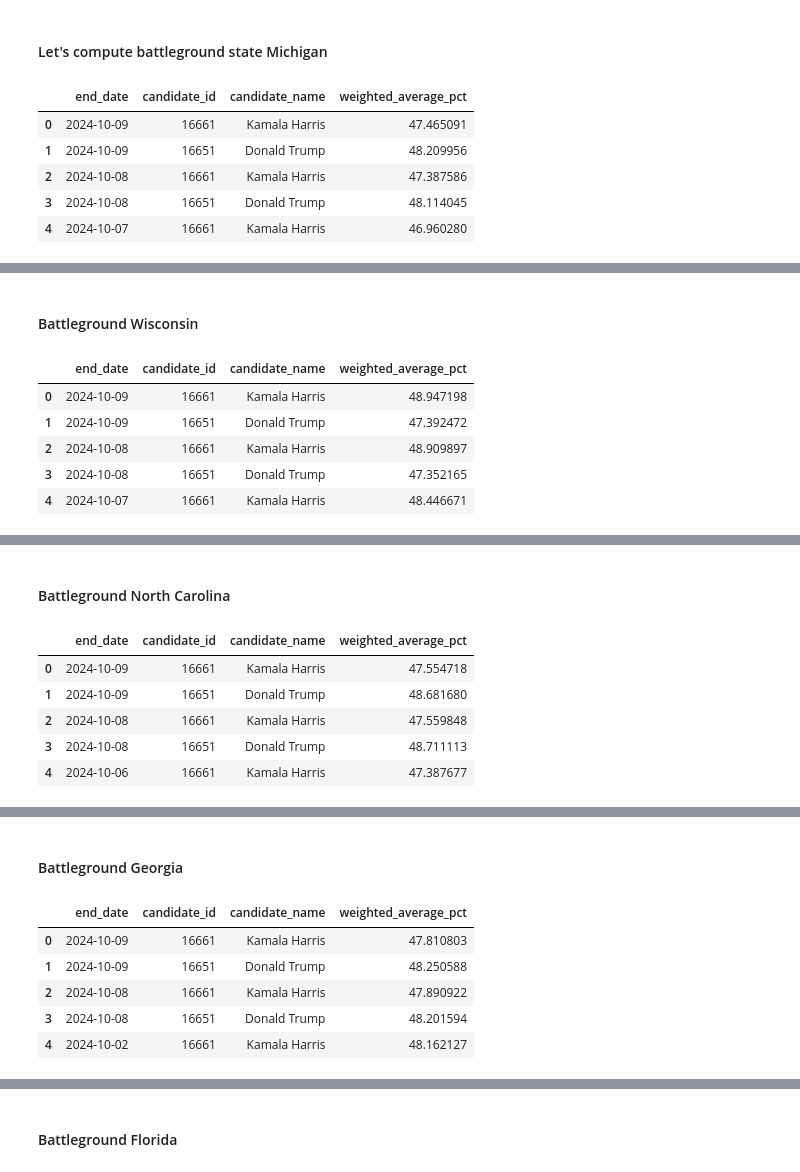
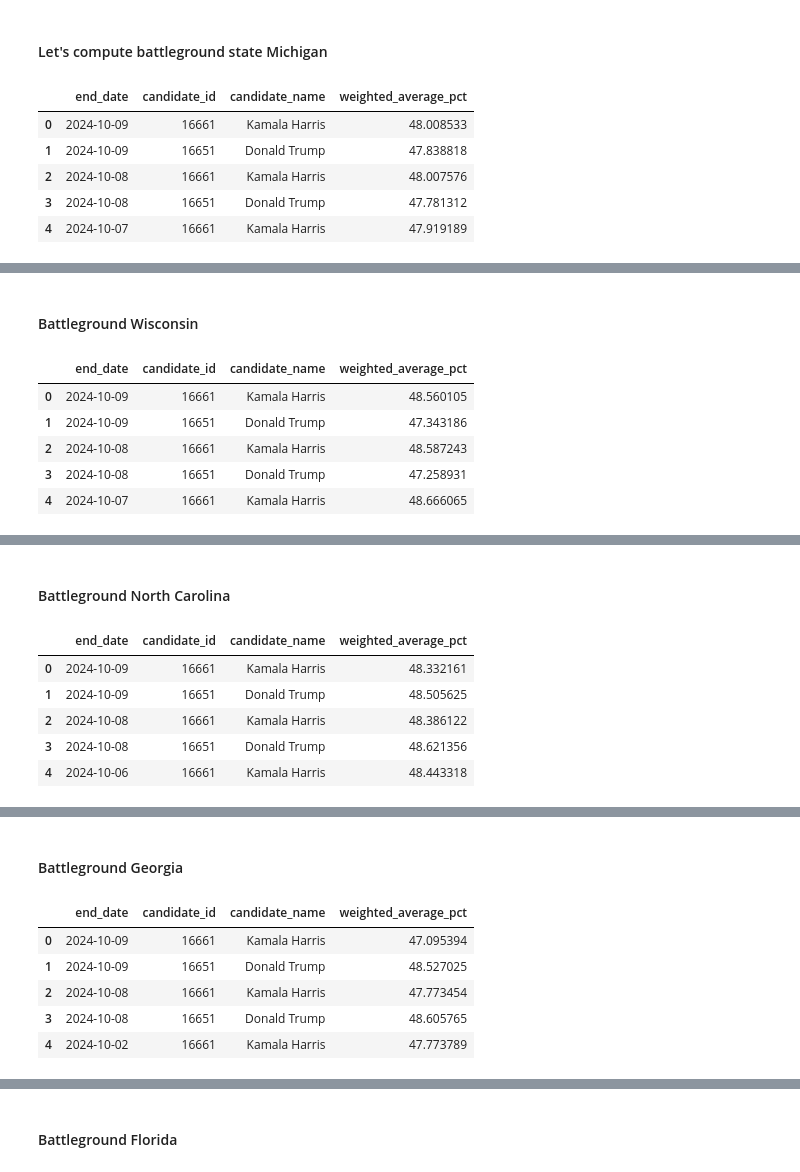
Before and after one commit to christophermoverton/ppoll_jupyterlab, a Jupyter notebook: 538pollingdata.ipynb, the cells around one changed output, grey strips where cells are left out. Saved outputs shown, nothing was run; the diff lists cells and outputs as text; code cells hidden in the pictures.

```diff
--- a/538pollingdata.ipynb
+++ b/538pollingdata.ipynb
@@ -1016,9 +1016,9 @@ for current_date in df_mi['end_date'].unique():
             result_df = pd.concat([result_df, filtered_df])
         candidate_data = result_df.copy()
 
-        c_mean = candidate_data[(candidate_data['days_past_index'] < 14) & (candidate_data['days_past_index'] > 0)]['pct'].mean() #gather mean for past 30 days of likely voters
+        c_mean = candidate_data[(candidate_data['days_past_index'] < 15) & (candidate_data['days_past_index'] > 0)]['pct'].mean() #gather mean for past 30 days of likely voters
 
-        c_std = candidate_data[(candidate_data['days_past_index'] < 14) & (candidate_data['days_past_index'] > 0)]['pct'].std() #gather standard deviation for past 30 days of likely voters
+        c_std = candidate_data[(candidate_data['days_past_index'] < 15) & (candidate_data['days_past_index'] > 0)]['pct'].std() #gather standard deviation for past 30 days of likely voters
         #print(candidate)
         #print(c_mean)
         #print(c_std)
@@ -1031,8 +1031,8 @@ for current_date in df_mi['end_date'].unique():
         #lets grab house effect data
         # Group the data by 'pollster' and calculate the mean of 'pct' for each pollster
         #Start House effect data computation#
-        c_mean2 = candidate_data[(candidate_data['days_past_index'] < 14) & (candidate_data['days_past_index'] >= 0)]['pct'].mean()
-        c_mean_by_pollster = candidate_data[(candidate_data['days_past_index'] < 14) &
+        c_mean2 = candidate_data[(candidate_data['days_past_index'] < 15) & (candidate_data['days_past_index'] >= 0)]['pct'].mean()
+        c_mean_by_pollster = candidate_data[(candidate_data['days_past_index'] < 15) &
                                             (candidate_data['days_past_index'] >= 0)].groupby('pollster_id')['pct'].mean()
 
 
@@ -1273,9 +1273,9 @@ for current_date in df_mi['end_date'].unique():
             result_df = pd.concat([result_df, filtered_df])
         candidate_data = result_df.copy()
 
-        c_mean = candidate_data[(candidate_data['days_past_index'] < 40) & (candidate_data['days_past_index'] > 1)]['pct'].mean() #gather mean for past 30 days of likely voters
+        c_mean = candidate_data[(candidate_data['days_past_index'] < 15) & (candidate_data['days_past_index'] > 0)]['pct'].mean() #gather mean for past 30 days of likely voters
 
-        c_std = candidate_data[(candidate_data['days_past_index'] < 40) & (candidate_data['days_past_index'] > 1)]['pct'].std() #gather standard deviation for past 30 days of likely voters
+        c_std = candidate_data[(candidate_data['days_past_index'] < 15) & (candidate_data['days_past_index'] > 0)]['pct'].std() #gather standard deviation for past 30 days of likely voters
         #print(candidate)
         #print(c_mean)
         #print(c_std)
@@ -1288,8 +1288,8 @@ for current_date in df_mi['end_date'].unique():
         #lets grab house effect data
         # Group the data by 'pollster' and calculate the mean of 'pct' for each pollster
         #Start House effect data computation#
-        c_mean2 = candidate_data[(candidate_data['days_past_index'] < 40) & (candidate_data['days_past_index'] >= 0)]['pct'].mean()
-        c_mean_by_pollster = candidate_data[(candidate_data['days_past_index'] < 40) &
+        c_mean2 = candidate_data[(candidate_data['days_past_index'] < 15) & (candidate_data['days_past_index'] >= 0)]['pct'].mean()
+        c_mean_by_pollster = candidate_data[(candidate_data['days_past_index'] < 15) &
                                             (candidate_data['days_past_index'] >= 0)].groupby('pollster_id')['pct'].mean()
 
 
@@ -1323,38 +1323,38 @@ for current_date in df_mi['end_date'].unique():
             candidate_data['weight_score'] * candidate_data['weight_time'] * candidate_data['weight_outlier']
         )
         # check for NaN entries in the w_i column
         #nan_weight_i = candidate_data['w_i'].isna().sum()
         #print result
         #print(f"Number of NaN value in 'w_i': {nan_weight_i}")
 
         # Step 3: Identify rows with NaN in w_i to examine their individual values
         #nan_rows = candidate_data[candidate_data['w_i'].isna()]
         #print("Rows producing NaN in 'w_i':")
         #print(nan_rows[['methodology','weight_mode', 'weight_sample', 'weight_score', 'weight_time', 'w_i']])
 
         # Step 9: Compute the weighted average of the poll points ('pct') using the computed weights
         weighted_average_pct = np.average(candidate_data['adjusted_pct'], weights=candidate_data['w_i'])
 
         # Step 10: Store the current date, candidate_id, candidate_name, and the weighted average in a new DataFrame
         if not candidate_data.empty:
             candidate_name = candidate_data['candidate_name'].iloc[0]
             weighted_averages.append({
                 'end_date': current_date,
                 'candidate_id': candidate,
                 'candidate_name': candidate_name,
                 'weighted_average_pct': weighted_average_pct
             })
 
 # Convert the results into a new DataFrame
 df_weighted_averages = pd.DataFrame(weighted_averages)
 df_weighted_averages.head()
 # %% [output]
 |  | end_date | candidate_id | candidate_name | weighted_average_pct |
-| 0 | 2024-10-09 | 16661 | Kamala Harris | 47.465091 |
-| 1 | 2024-10-09 | 16651 | Donald Trump | 48.209956 |
-| 2 | 2024-10-08 | 16661 | Kamala Harris | 47.387586 |
-| 3 | 2024-10-08 | 16651 | Donald Trump | 48.114045 |
-| 4 | 2024-10-07 | 16661 | Kamala Harris | 46.960280 |
+| 0 | 2024-10-09 | 16661 | Kamala Harris | 48.008533 |
+| 1 | 2024-10-09 | 16651 | Donald Trump | 47.838818 |
+| 2 | 2024-10-08 | 16661 | Kamala Harris | 48.007576 |
+| 3 | 2024-10-08 | 16651 | Donald Trump | 47.781312 |
+| 4 | 2024-10-07 | 16661 | Kamala Harris | 47.919189 |
 # %%
 # Pivot the data so that we have both candidates' weighted averages in the same row for each end_date
 df_pivot = df_weighted_averages.pivot(index='end_date', columns='candidate_name', values='weighted_average_pct').reset_index()
@@ -1530,9 +1530,9 @@ for current_date in df_mi['end_date'].unique():
             result_df = pd.concat([result_df, filtered_df])
         candidate_data = result_df.copy()
 
-        c_mean = candidate_data[(candidate_data['days_past_index'] < 40) & (candidate_data['days_past_index'] > 1)]['pct'].mean() #gather mean for past 30 days of likely voters
+        c_mean = candidate_data[(candidate_data['days_past_index'] < 15) & (candidate_data['days_past_index'] > 0)]['pct'].mean() #gather mean for past 30 days of likely voters
 
-        c_std = candidate_data[(candidate_data['days_past_index'] < 40) & (candidate_data['days_past_index'] > 1)]['pct'].std() #gather standard deviation for past 30 days of likely voters
+        c_std = candidate_data[(candidate_data['days_past_index'] < 15) & (candidate_data['days_past_index'] > 0)]['pct'].std() #gather standard deviation for past 30 days of likely voters
         #print(candidate)
         #print(c_mean)
         #print(c_std)
@@ -1545,8 +1545,8 @@ for current_date in df_mi['end_date'].unique():
         #lets grab house effect data
         # Group the data by 'pollster' and calculate the mean of 'pct' for each pollster
         #Start House effect data computation#
-        c_mean2 = candidate_data[(candidate_data['days_past_index'] < 40) & (candidate_data['days_past_index'] >= 0)]['pct'].mean()
-        c_mean_by_pollster = candidate_data[(candidate_data['days_past_index'] < 40) &
+        c_mean2 = candidate_data[(candidate_data['days_past_index'] < 15) & (candidate_data['days_past_index'] >= 0)]['pct'].mean()
+        c_mean_by_pollster = candidate_data[(candidate_data['days_past_index'] < 15) &
                                             (candidate_data['days_past_index'] >= 0)].groupby('pollster_id')['pct'].mean()
 
 
@@ -1607,11 +1607,11 @@ df_weighted_averages = pd.DataFrame(weighted_averages)
 df_weighted_averages.head()
 # %% [output]
 |  | end_date | candidate_id | candidate_name | weighted_average_pct |
-| 0 | 2024-10-09 | 16661 | Kamala Harris | 48.947198 |
-| 1 | 2024-10-09 | 16651 | Donald Trump | 47.392472 |
-| 2 | 2024-10-08 | 16661 | Kamala Harris | 48.909897 |
-| 3 | 2024-10-08 | 16651 | Donald Trump | 47.352165 |
-| 4 | 2024-10-07 | 16661 | Kamala Harris | 48.446671 |
+| 0 | 2024-10-09 | 16661 | Kamala Harris | 48.560105 |
+| 1 | 2024-10-09 | 16651 | Donald Trump | 47.343186 |
+| 2 | 2024-10-08 | 16661 | Kamala Harris | 48.587243 |
+| 3 | 2024-10-08 | 16651 | Donald Trump | 47.258931 |
+| 4 | 2024-10-07 | 16661 | Kamala Harris | 48.666065 |
 # %%
 # Pivot the data so that we have both candidates' weighted averages in the same row for each end_date
 df_pivot = df_weighted_averages.pivot(index='end_date', columns='candidate_name', values='weighted_average_pct').reset_index()
@@ -1787,9 +1787,9 @@ for current_date in df_mi['end_date'].unique():
             result_df = pd.concat([result_df, filtered_df])
         candidate_data = result_df.copy()
 
-        c_mean = candidate_data[(candidate_data['days_past_index'] < 40) & (candidate_data['days_past_index'] > 1)]['pct'].mean() #gather mean for past 30 days of likely voters
+        c_mean = candidate_data[(candidate_data['days_past_index'] < 15) & (candidate_data['days_past_index'] > 0)]['pct'].mean() #gather mean for past 30 days of likely voters
 
-        c_std = candidate_data[(candidate_data['days_past_index'] < 40) & (candidate_data['days_past_index'] > 1)]['pct'].std() #gather standard deviation for past 30 days of likely voters
+        c_std = candidate_data[(candidate_data['days_past_index'] < 15) & (candidate_data['days_past_index'] > 0)]['pct'].std() #gather standard deviation for past 30 days of likely voters
         #print(candidate)
         #print(c_mean)
         #print(c_std)
@@ -1802,8 +1802,8 @@ for current_date in df_mi['end_date'].unique():
         #lets grab house effect data
         # Group the data by 'pollster' and calculate the mean of 'pct' for each pollster
         #Start House effect data computation#
-        c_mean2 = candidate_data[(candidate_data['days_past_index'] < 40) & (candidate_data['days_past_index'] >= 0)]['pct'].mean()
-        c_mean_by_pollster = candidate_data[(candidate_data['days_past_index'] < 40) &
+        c_mean2 = candidate_data[(candidate_data['days_past_index'] < 15) & (candidate_data['days_past_index'] >= 0)]['pct'].mean()
+        c_mean_by_pollster = candidate_data[(candidate_data['days_past_index'] < 15) &
                                             (candidate_data['days_past_index'] >= 0)].groupby('pollster_id')['pct'].mean()
 
 
@@ -1864,11 +1864,11 @@ df_weighted_averages = pd.DataFrame(weighted_averages)
 df_weighted_averages.head()
 # %% [output]
 |  | end_date | candidate_id | candidate_name | weighted_average_pct |
-| 0 | 2024-10-09 | 16661 | Kamala Harris | 47.554718 |
-| 1 | 2024-10-09 | 16651 | Donald Trump | 48.681680 |
-| 2 | 2024-10-08 | 16661 | Kamala Harris | 47.559848 |
-| 3 | 2024-10-08 | 16651 | Donald Trump | 48.711113 |
-| 4 | 2024-10-06 | 16661 | Kamala Harris | 47.387677 |
+| 0 | 2024-10-09 | 16661 | Kamala Harris | 48.332161 |
+| 1 | 2024-10-09 | 16651 | Donald Trump | 48.505625 |
+| 2 | 2024-10-08 | 16661 | Kamala Harris | 48.386122 |
+| 3 | 2024-10-08 | 16651 | Donald Trump | 48.621356 |
+| 4 | 2024-10-06 | 16661 | Kamala Harris | 48.443318 |
 # %%
 # Pivot the data so that we have both candidates' weighted averages in the same row for each end_date
 df_pivot = df_weighted_averages.pivot(index='end_date', columns='candidate_name', values='weighted_average_pct').reset_index()
@@ -2044,9 +2044,9 @@ for current_date in df_mi['end_date'].unique():
             result_df = pd.concat([result_df, filtered_df])
         candidate_data = result_df.copy()
 
-        c_mean = candidate_data[(candidate_data['days_past_index'] < 40) & (candidate_data['days_past_index'] > 1)]['pct'].mean() #gather mean for past 30 days of likely voters
+        c_mean = candidate_data[(candidate_data['days_past_index'] < 15) & (candidate_data['days_past_index'] > 0)]['pct'].mean() #gather mean for past 30 days of likely voters
 
-        c_std = candidate_data[(candidate_data['days_past_index'] < 40) & (candidate_data['days_past_index'] > 1)]['pct'].std() #gather standard deviation for past 30 days of likely voters
+        c_std = candidate_data[(candidate_data['days_past_index'] < 15) & (candidate_data['days_past_index'] > 0)]['pct'].std() #gather standard deviation for past 30 days of likely voters
         #print(candidate)
         #print(c_mean)
         #print(c_std)
@@ -2059,8 +2059,8 @@ for current_date in df_mi['end_date'].unique():
         #lets grab house effect data
         # Group the data by 'pollster' and calculate the mean of 'pct' for each pollster
         #Start House effect data computation#
-        c_mean2 = candidate_data[(candidate_data['days_past_index'] < 40) & (candidate_data['days_past_index'] >= 0)]['pct'].mean()
-        c_mean_by_pollster = candidate_data[(candidate_data['days_past_index'] < 40) &
+        c_mean2 = candidate_data[(candidate_data['days_past_index'] < 15) & (candidate_data['days_past_index'] >= 0)]['pct'].mean()
+        c_mean_by_pollster = candidate_data[(candidate_data['days_past_index'] < 15) &
                                             (candidate_data['days_past_index'] >= 0)].groupby('pollster_id')['pct'].mean()
 
 
@@ -2121,11 +2121,11 @@ df_weighted_averages = pd.DataFrame(weighted_averages)
 df_weighted_averages.head()
 # %% [output]
 |  | end_date | candidate_id | candidate_name | weighted_average_pct |
-| 0 | 2024-10-09 | 16661 | Kamala Harris | 47.810803 |
-| 1 | 2024-10-09 | 16651 | Donald Trump | 48.250588 |
-| 2 | 2024-10-08 | 16661 | Kamala Harris | 47.890922 |
-| 3 | 2024-10-08 | 16651 | Donald Trump | 48.201594 |
-| 4 | 2024-10-02 | 16661 | Kamala Harris | 48.162127 |
+| 0 | 2024-10-09 | 16661 | Kamala Harris | 47.095394 |
+| 1 | 2024-10-09 | 16651 | Donald Trump | 48.527025 |
+| 2 | 2024-10-08 | 16661 | Kamala Harris | 47.773454 |
+| 3 | 2024-10-08 | 16651 | Donald Trump | 48.605765 |
+| 4 | 2024-10-02 | 16661 | Kamala Harris | 47.773789 |
 # %%
 # Pivot the data so that we have both candidates' weighted averages in the same row for each end_date
 df_pivot = df_weighted_averages.pivot(index='end_date', columns='candidate_name', values='weighted_average_pct').reset_index()
```
Also changed, not shown: parts of 4 cells of this notebook.
